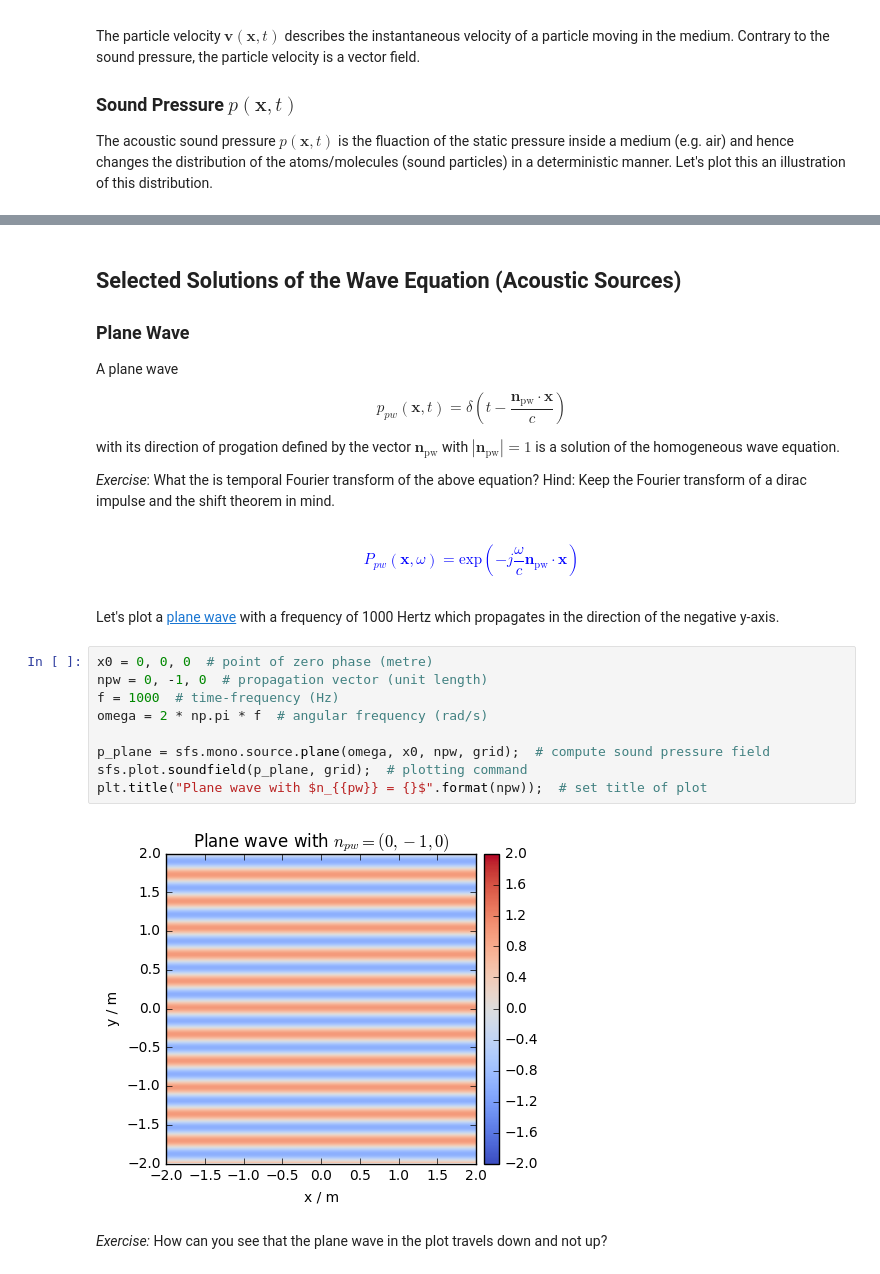
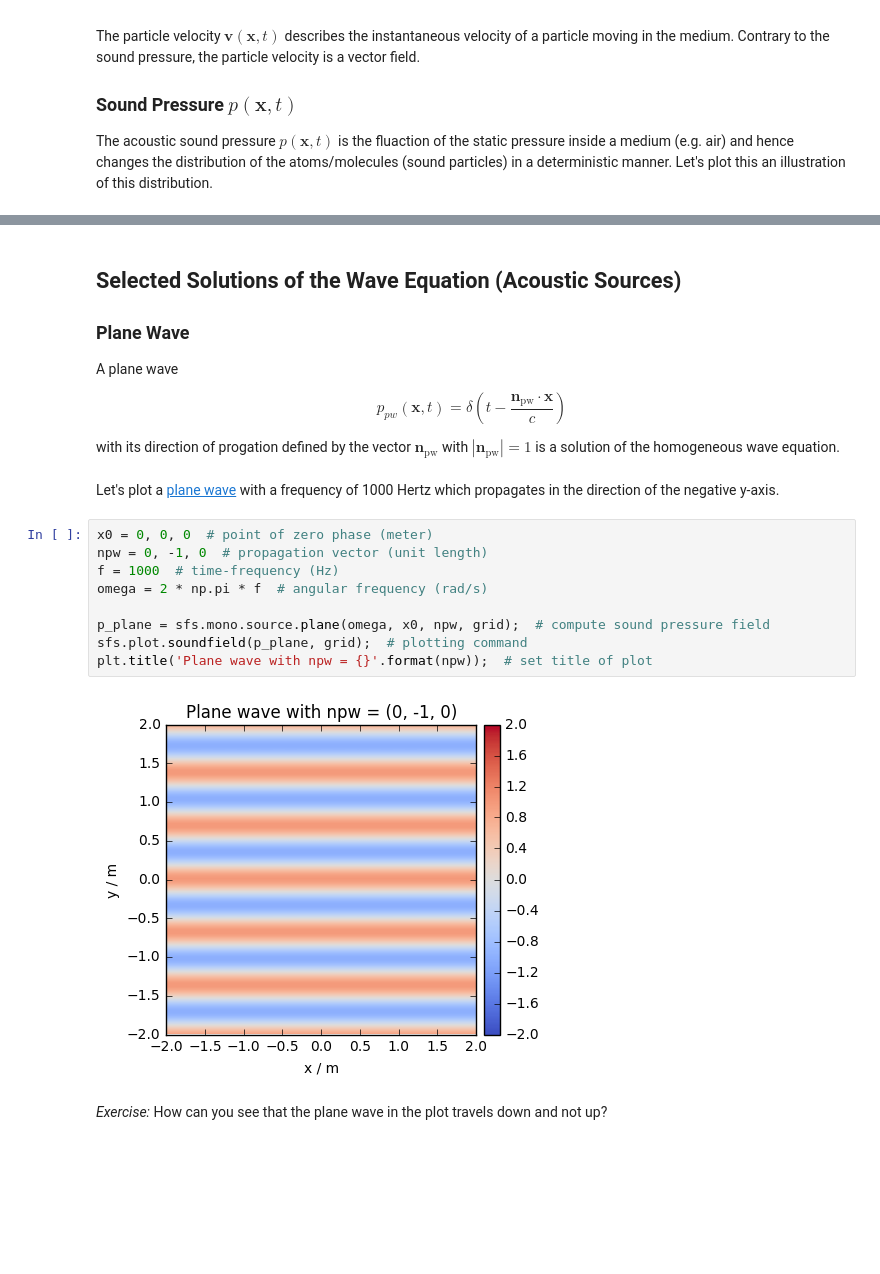
Before and after one commit to hagenw/audiotechnology-examples, a Jupyter notebook: 03_acoustics.ipynb, the cells around one changed output, grey strips where cells are left out. Drawn from its saved outputs; the diff is of its cells as text; blank space fills up the shorter version.

```diff
--- a/03_acoustics.ipynb
+++ b/03_acoustics.ipynb
@@ -77,27 +77,19 @@ A plane wave
 $$p_{pw}(\mathbf x, t) = \delta \left(t - \dfrac{\mathbf n_{\mathrm {pw}} \cdot \mathbf x}{c}  \right)$$
 
 with its direction of progation defined by the vector $\mathbf n_{\mathrm {pw}}$ with $|\mathbf n_{\mathrm {pw}}| = 1$ is a solution of the homogeneous wave equation.
-
-*Exercise*: What the is temporal Fourier transform of the above equation? Hind: Keep the Fourier transform of a dirac impulse and the shift theorem in mind.
-# %% [markdown]
-<font color='blue'>
-
-$$P_{pw}(\mathbf x, \omega) = \mathrm{exp}\left(-j\frac{\omega}{c} \mathbf n_{\mathrm {pw}} \cdot \mathbf x \right) $$
-
-</font>
 # %% [markdown]
 Let's plot a [plane wave](http://sfs.readthedocs.io/en/latest/#equation-S.pw) with a frequency of 1000 Hertz which propagates in the direction of the negative y-axis.
 # %%
-x0 = 0, 0, 0  # point of zero phase (metre)
+x0 = 0, 0, 0  # point of zero phase (meter)
 npw = 0, -1, 0  # propagation vector (unit length)
 f = 1000  # time-frequency (Hz)
 omega = 2 * np.pi * f  # angular frequency (rad/s)
 
 p_plane = sfs.mono.source.plane(omega, x0, npw, grid);  # compute sound pressure field
 sfs.plot.soundfield(p_plane, grid);  # plotting command
-plt.title("Plane wave with $n_{{pw}} = {}$".format(npw));  # set title of plot
+plt.title('Plane wave with npw = {}'.format(npw));  # set title of plot
 # %% [output]
-[figure, old version]
+[figure, new version]
 # %% [markdown]
 *Exercise:* How can you see that the plane wave in the plot travels down and not up?
 # %% [markdown]
```
Also changed, not shown: parts of 2 cells of this notebook.
